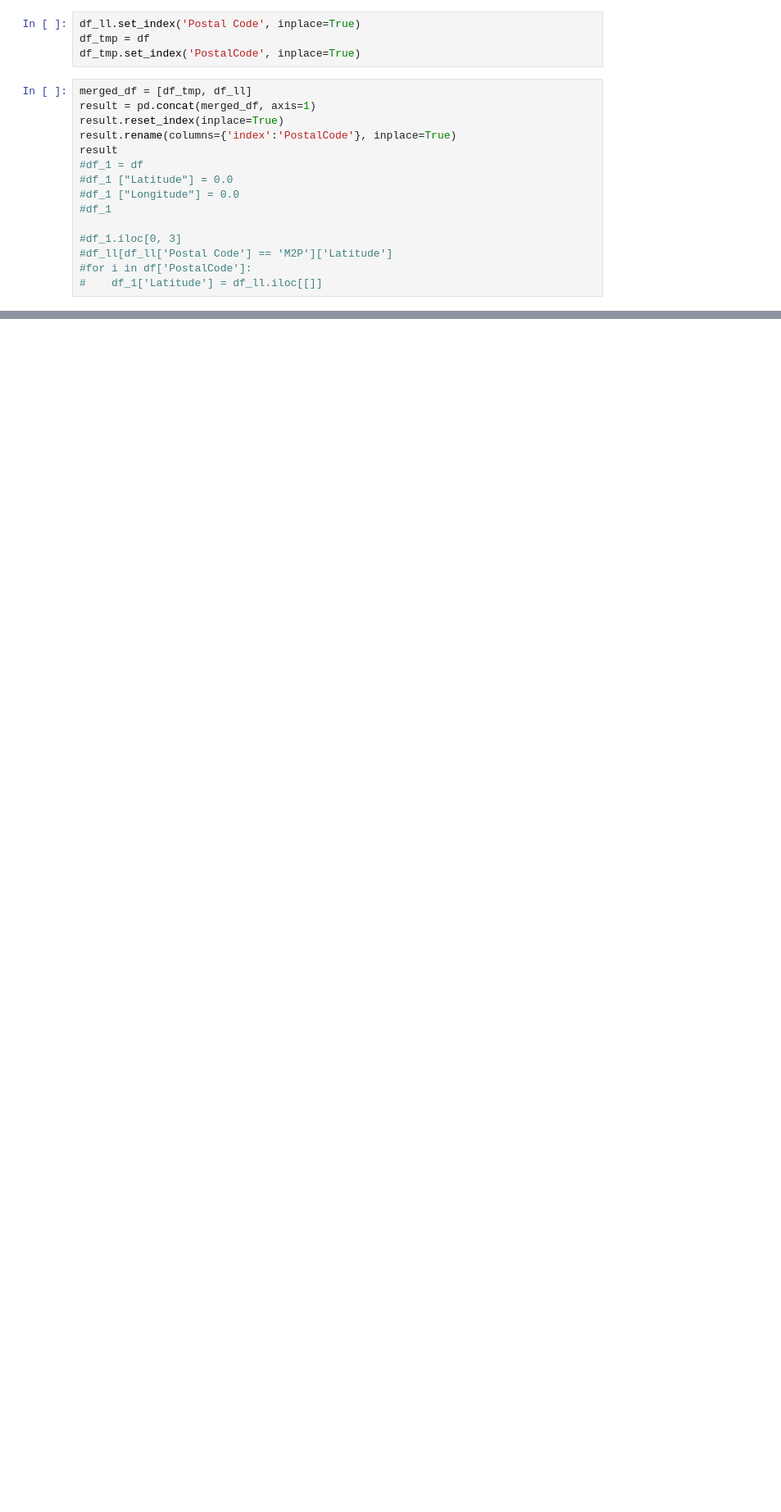
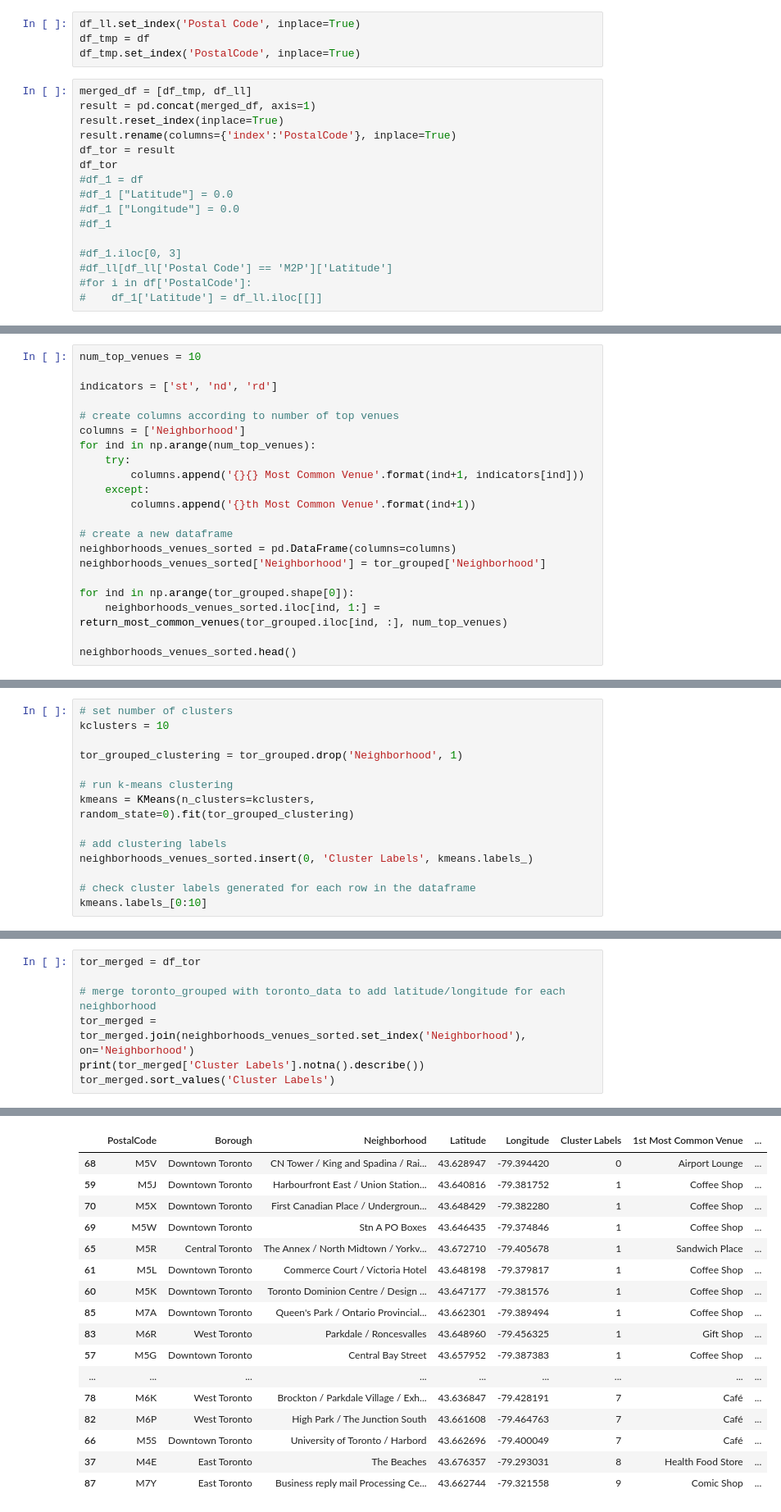
Before and after one commit to arvindnrao/Coursera_Capstone, a Jupyter notebook: DP0701EN-Assgn-Boroughs-of-Toronto.ipynb, the cells around one changed output, grey strips where cells are left out. Shown at 82% size. Drawn from its saved outputs; the diff is of its cells as text; blank space fills up the shorter version.

Commit message:
Assignment on neighbourhoods of Toronto: Q3 commit

```diff
--- a/DP0701EN-Assgn-Boroughs-of-Toronto.ipynb
+++ b/DP0701EN-Assgn-Boroughs-of-Toronto.ipynb
@@ -123,7 +103,8 @@ merged_df = [df_tmp, df_ll]
 result = pd.concat(merged_df, axis=1)
 result.reset_index(inplace=True)
 result.rename(columns={'index':'PostalCode'}, inplace=True)
-result
+df_tor = result
+df_tor
 #df_1 = df
 #df_1 ["Latitude"] = 0.0
 #df_1 ["Longitude"] = 0.0
@@ -160,0 +376,21 @@ To retain the current behavior and silence the warning, pass 'sort=True'.
+# %%
+num_top_venues = 10
+
+indicators = ['st', 'nd', 'rd']
+
+# create columns according to number of top venues
+columns = ['Neighborhood']
+for ind in np.arange(num_top_venues):
+    try:
+        columns.append('{}{} Most Common Venue'.format(ind+1, indicators[ind]))
+    except:
+        columns.append('{}th Most Common Venue'.format(ind+1))
+
+# create a new dataframe
+neighborhoods_venues_sorted = pd.DataFrame(columns=columns)
+neighborhoods_venues_sorted['Neighborhood'] = tor_grouped['Neighborhood']
+
+for ind in np.arange(tor_grouped.shape[0]):
+    neighborhoods_venues_sorted.iloc[ind, 1:] = return_most_common_venues(tor_grouped.iloc[ind, :], num_top_venues)
+
+neighborhoods_venues_sorted.head()
@@ -160,0 +406,14 @@ To retain the current behavior and silence the warning, pass 'sort=True'.
+# %%
+# set number of clusters
+kclusters = 10
+
+tor_grouped_clustering = tor_grouped.drop('Neighborhood', 1)
+
+# run k-means clustering
+kmeans = KMeans(n_clusters=kclusters, random_state=0).fit(tor_grouped_clustering)
+
+# add clustering labels
+neighborhoods_venues_sorted.insert(0, 'Cluster Labels', kmeans.labels_)
+
+# check cluster labels generated for each row in the dataframe
+kmeans.labels_[0:10]
@@ -160,0 +422,8 @@ To retain the current behavior and silence the warning, pass 'sort=True'.
+# %%
+tor_merged = df_tor
+
+# merge toronto_grouped with toronto_data to add latitude/longitude for each neighborhood
+tor_merged = tor_merged.join(neighborhoods_venues_sorted.set_index('Neighborhood'), on='Neighborhood')
+print(tor_merged['Cluster Labels'].notna().describe())
+tor_merged.sort_values('Cluster Labels')
+# %% [output]
@@ -160,0 +435,17 @@ To retain the current behavior and silence the warning, pass 'sort=True'.
+|  | PostalCode | Borough | Neighborhood | Latitude | Longitude | Cluster Labels | 1st Most Common Venue | ... |
+| 68 | M5V | Downtown Toronto | CN Tower / King and Spadina / Rai... | 43.628947 | -79.394420 | 0 | Airport Lounge | ... |
+| 59 | M5J | Downtown Toronto | Harbourfront East / Union Station... | 43.640816 | -79.381752 | 1 | Coffee Shop | ... |
+| 70 | M5X | Downtown Toronto | First Canadian Place / Undergroun... | 43.648429 | -79.382280 | 1 | Coffee Shop | ... |
+| 69 | M5W | Downtown Toronto | Stn A PO Boxes | 43.646435 | -79.374846 | 1 | Coffee Shop | ... |
+| 65 | M5R | Central Toronto | The Annex / North Midtown / Yorkv... | 43.672710 | -79.405678 | 1 | Sandwich Place | ... |
+| 61 | M5L | Downtown Toronto | Commerce Court / Victoria Hotel | 43.648198 | -79.379817 | 1 | Coffee Shop | ... |
+| 60 | M5K | Downtown Toronto | Toronto Dominion Centre / Design ... | 43.647177 | -79.381576 | 1 | Coffee Shop | ... |
+| 85 | M7A | Downtown Toronto | Queen's Park / Ontario Provincial... | 43.662301 | -79.389494 | 1 | Coffee Shop | ... |
+| 83 | M6R | West Toronto | Parkdale / Roncesvalles | 43.648960 | -79.456325 | 1 | Gift Shop | ... |
+| 57 | M5G | Downtown Toronto | Central Bay Street | 43.657952 | -79.387383 | 1 | Coffee Shop | ... |
+| ... | ... | ... | ... | ... | ... | ... | ... | ... |
+| 78 | M6K | West Toronto | Brockton / Parkdale Village / Exh... | 43.636847 | -79.428191 | 7 | Café | ... |
+| 82 | M6P | West Toronto | High Park / The Junction South | 43.661608 | -79.464763 | 7 | Café | ... |
+| 66 | M5S | Downtown Toronto | University of Toronto / Harbord | 43.662696 | -79.400049 | 7 | Café | ... |
+| 37 | M4E | East Toronto | The Beaches | 43.676357 | -79.293031 | 8 | Health Food Store | ... |
+| 87 | M7Y | East Toronto | Business reply mail Processing Ce... | 43.662744 | -79.321558 | 9 | Comic Shop | ... |
```
Also changed, not shown: parts of 32 cells of this notebook.
